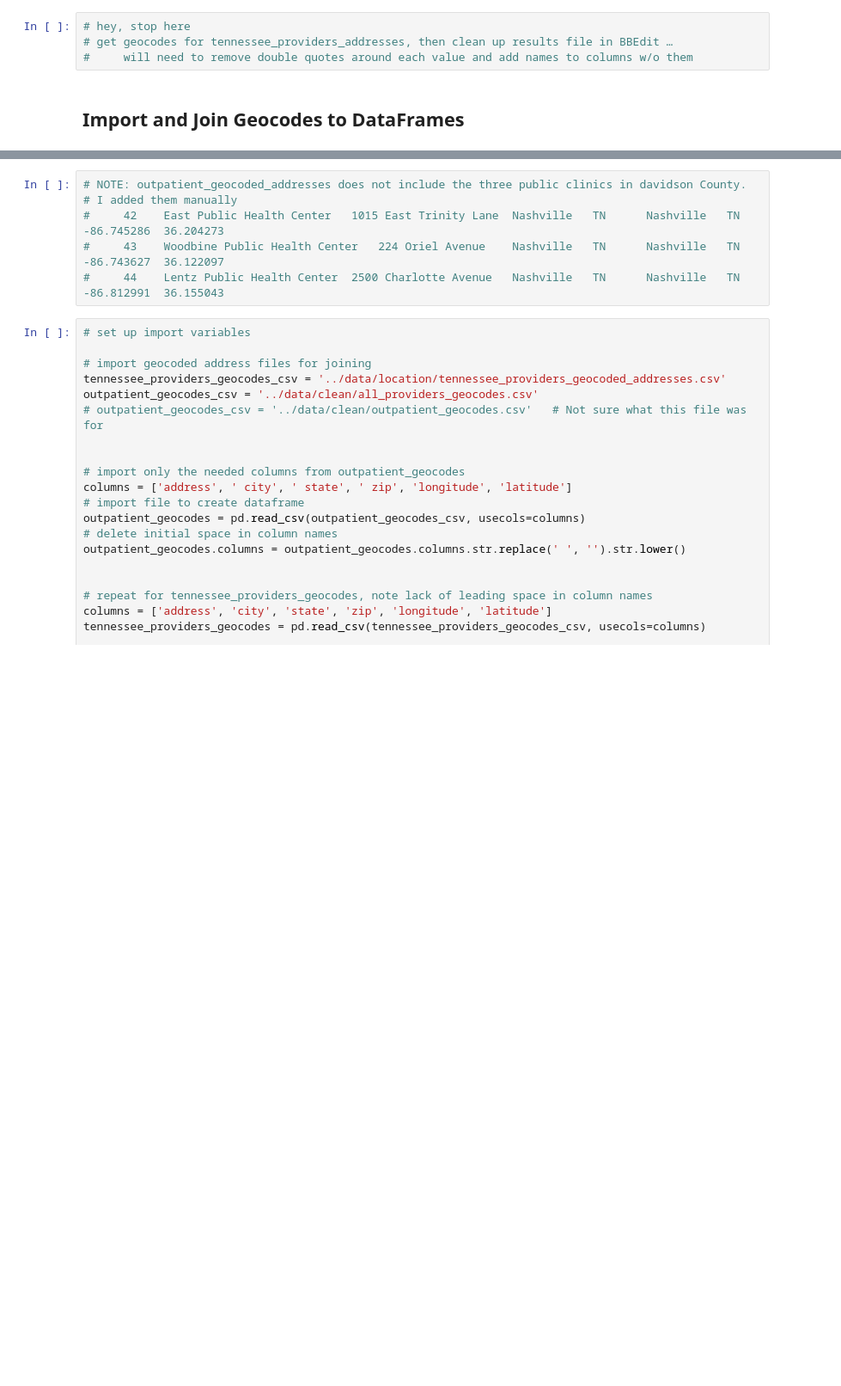
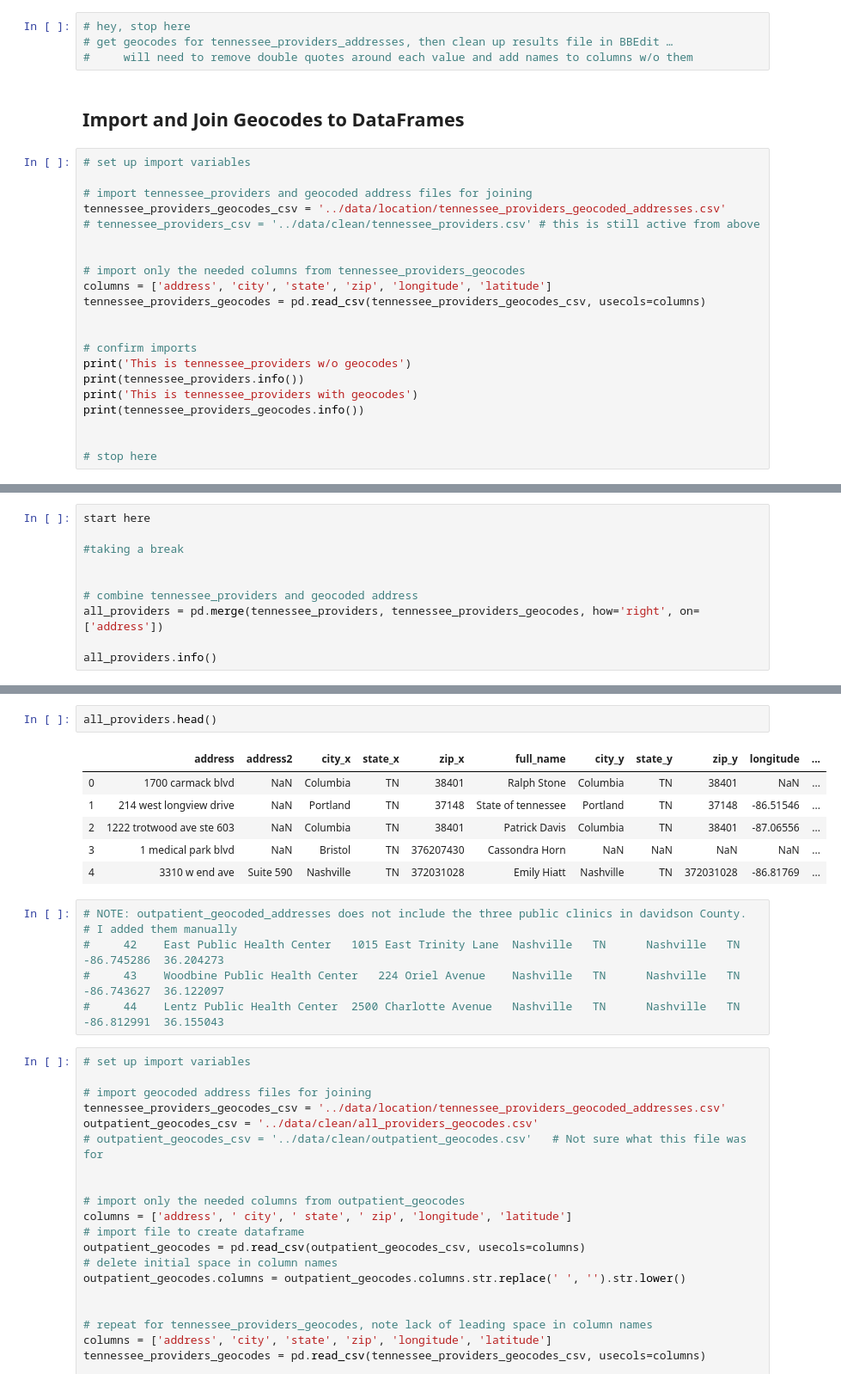
Before and after one commit to landrybutler/da2capstone, a Jupyter notebook: notebooks/01-setup_provider_dataframes.ipynb, the cells around one changed output, grey strips where cells are left out. Shown: that part at 86% size. Saved outputs shown, nothing was run; the diff lists cells and outputs as text; blank space fills up the shorter version.

Commit message:
break time

```diff
--- a/notebooks/01-setup_provider_dataframes.ipynb
+++ b/notebooks/01-setup_provider_dataframes.ipynb
@@ -458,3 +476,24 @@ tennessee_providers.to_csv('../data/clean/tennessee_providers.csv')
 #     will need to remove double quotes around each value and add names to columns w/o them
 # %% [markdown]
 ## Import and Join Geocodes to DataFrames
+# %%
+# set up import variables
+
+# import tennessee_providers and geocoded address files for joining
+tennessee_providers_geocodes_csv = '../data/location/tennessee_providers_geocoded_addresses.csv'
+# tennessee_providers_csv = '../data/clean/tennessee_providers.csv' # this is still active from above
+
+
+# import only the needed columns from tennessee_providers_geocodes
+columns = ['address', 'city', 'state', 'zip', 'longitude', 'latitude']
+tennessee_providers_geocodes = pd.read_csv(tennessee_providers_geocodes_csv, usecols=columns)
+
+
+# confirm imports
+print('This is tennessee_providers w/o geocodes')
+print(tennessee_providers.info())
+print('This is tennessee_providers with geocodes')
+print(tennessee_providers_geocodes.info())
+
+
+# stop here
@@ -460,0 +518,10 @@ tennessee_providers.to_csv('../data/clean/tennessee_providers.csv')
+# %%
+start here
+
+#taking a break
+
+
+# combine tennessee_providers and geocoded address
+all_providers = pd.merge(tennessee_providers, tennessee_providers_geocodes, how='right', on=['address'])
+
+all_providers.info()
@@ -461,3 +545,12 @@ tennessee_providers.to_csv('../data/clean/tennessee_providers.csv')
+# %%
+all_providers.head()
+# %% [output]
+|  | address | address2 | city_x | state_x | zip_x | full_name | city_y | state_y | zip_y | longitude | ... |
+| 0 | 1700 carmack blvd | NaN | Columbia | TN | 38401 | Ralph Stone | Columbia | TN | 38401 | NaN | ... |
+| 1 | 214 west longview drive | NaN | Portland | TN | 37148 | State of tennessee | Portland | TN | 37148 | -86.51546 | ... |
+| 2 | 1222 trotwood ave ste 603 | NaN | Columbia | TN | 38401 | Patrick Davis | Columbia | TN | 38401 | -87.06556 | ... |
+| 3 | 1 medical park blvd | NaN | Bristol | TN | 376207430 | Cassondra Horn | NaN | NaN | NaN | NaN | ... |
+| 4 | 3310 w end ave | Suite 590 | Nashville | TN | 372031028 | Emily Hiatt | Nashville | TN | 372031028 | -86.81769 | ... |
 # %%
 # NOTE: outpatient_geocoded_addresses does not include the three public clinics in davidson County.
 # I added them manually
```
Also changed, not shown: parts of 13 cells of this notebook, 2 other files.
